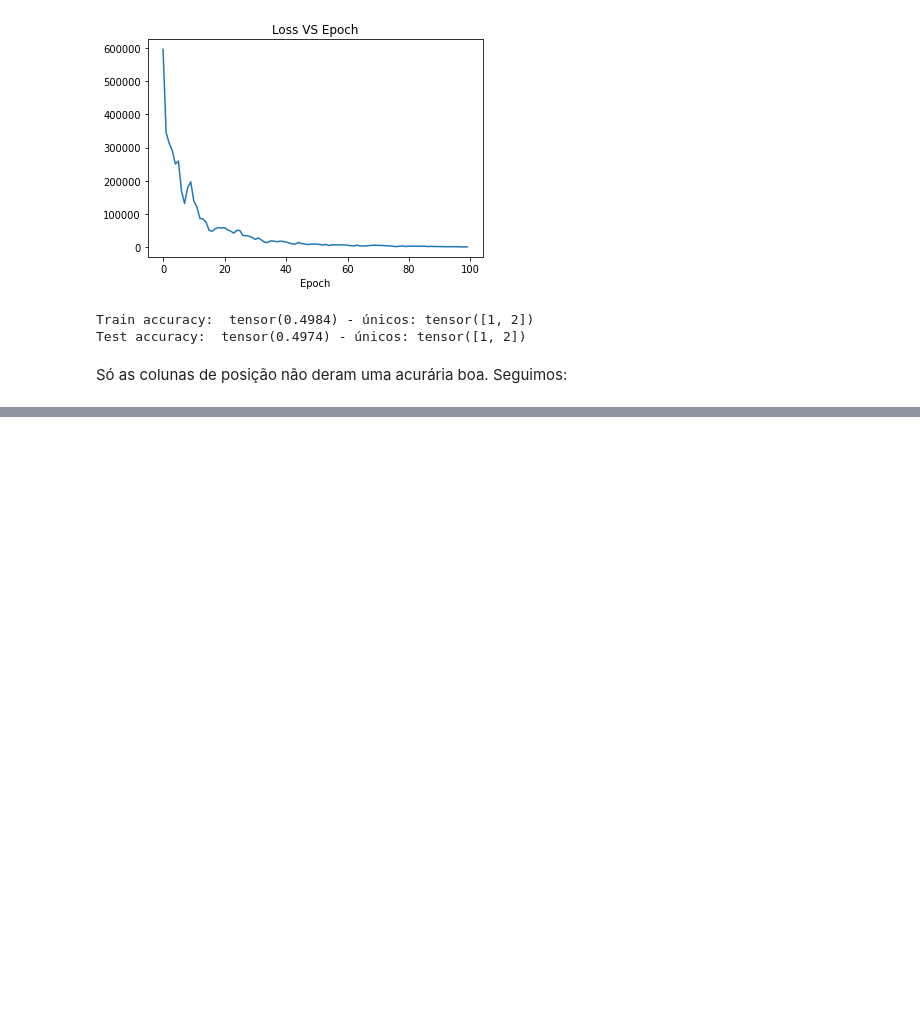
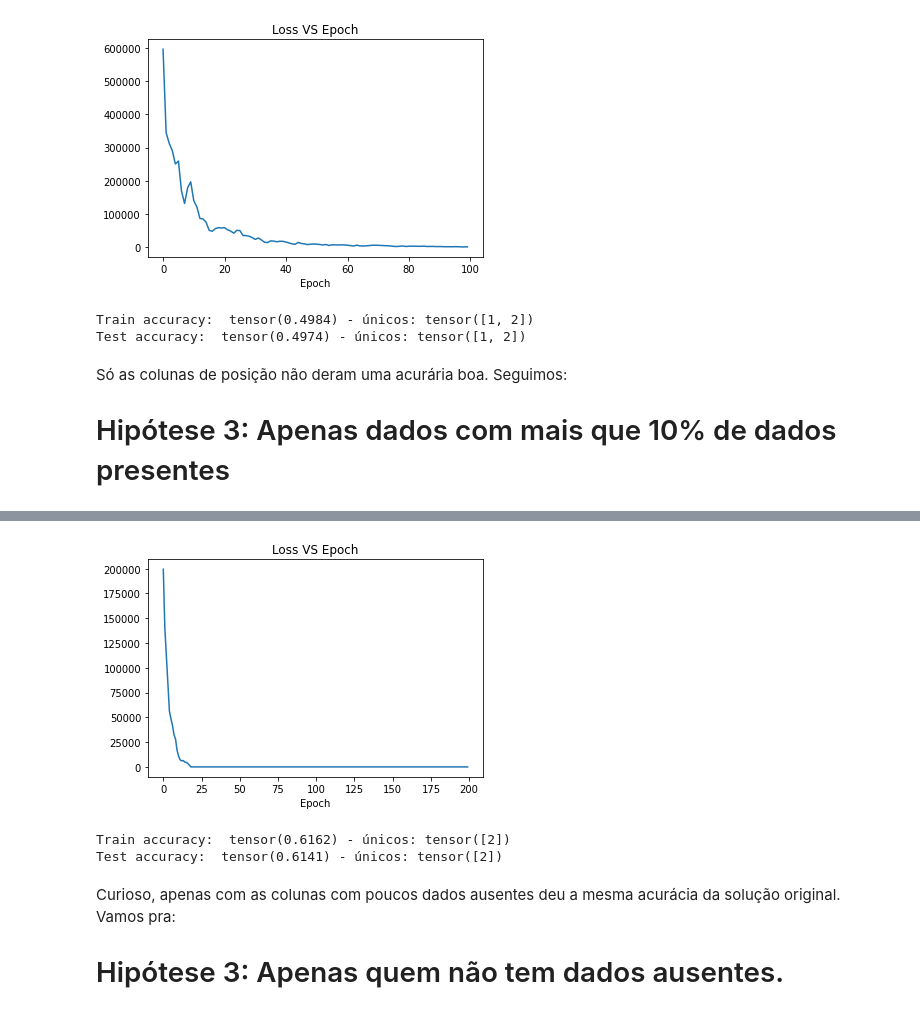
Before and after one commit to jopapo/pos_datascience_redesneurais_tf, a Jupyter notebook: tf.ipynb, the cells around one changed output, grey strips where cells are left out. Drawn from its saved outputs; the diff is of its cells as text; code cells hidden in the pictures; blank space fills up the shorter version.

```diff
--- a/tf.ipynb
+++ b/tf.ipynb
@@ -382,3 +384,30 @@ Train accuracy:  tensor(0.4984) - únicos: tensor([1, 2])
 Test accuracy:  tensor(0.4974) - únicos: tensor([1, 2])
 # %% [markdown]
 Só as colunas de posição não deram uma acurária boa. Seguimos:
+
+# Hipótese 3: Apenas dados com mais que 10% de dados presentes
+# %%
+hyp3_columns = ['GROUP_encoded', 'Delta_DEPTH_MD', 'Delta_GR', 'FORMATION_encoded',
+    'DEPTH_MD', 'Normalized_GR', 'X_LOC', 'BS', 'GR', 'Y_LOC']
+
+class ANN_v5(nn.Module):
+    def __init__(self):
+        super().__init__()
+        self.fc1 = nn.Linear(in_features=len(hyp3_columns), out_features=len(hyp3_columns))
+        self.fc2 = nn.Linear(in_features=len(hyp3_columns), out_features=len(hyp3_columns))
+        self.output = nn.Linear(in_features=len(hyp3_columns), out_features=len(lithofacies))
+
+    def forward(self, x):
+        x = F.relu(self.fc1(x))
+        x = F.relu(self.fc2(x))
+        x = self.output(x)
+
+        return x
+
+# Treinando
+
+(X_train_4, X_test_4, y_train_4, y_test_4) = separate_datasets(categories=hyp3_columns)
+
+# Teste com mais épocas pq atingiu um ótimo local
+model_v5 = train_model(ANN_v5, X_train=X_train_4, y_train=y_train_4)
+# %% [output]
@@ -385 +434,12 @@ Só as colunas de posição não deram uma acurária boa. Seguimos:
+[figure, added]
+# %%
+output_hidden_prediction(model_v5, hyp3_columns)
+print_accuracy(model_v5, X_tr=X_train_4, y_tr=y_train_4, X_te=X_test_4, y_te=y_test_4)
+# %% [output]
+Train accuracy:  tensor(0.6162) - únicos: tensor([2])
+Test accuracy:  tensor(0.6141) - únicos: tensor([2])
+# %% [markdown]
+Curioso, apenas com as colunas com poucos dados ausentes deu a mesma acurácia da solução original. Vamos pra:
+
+# Hipótese 3: Apenas quem não tem dados ausentes.
 # %%
```
Also changed, not shown: parts of 8 cells of this notebook.
